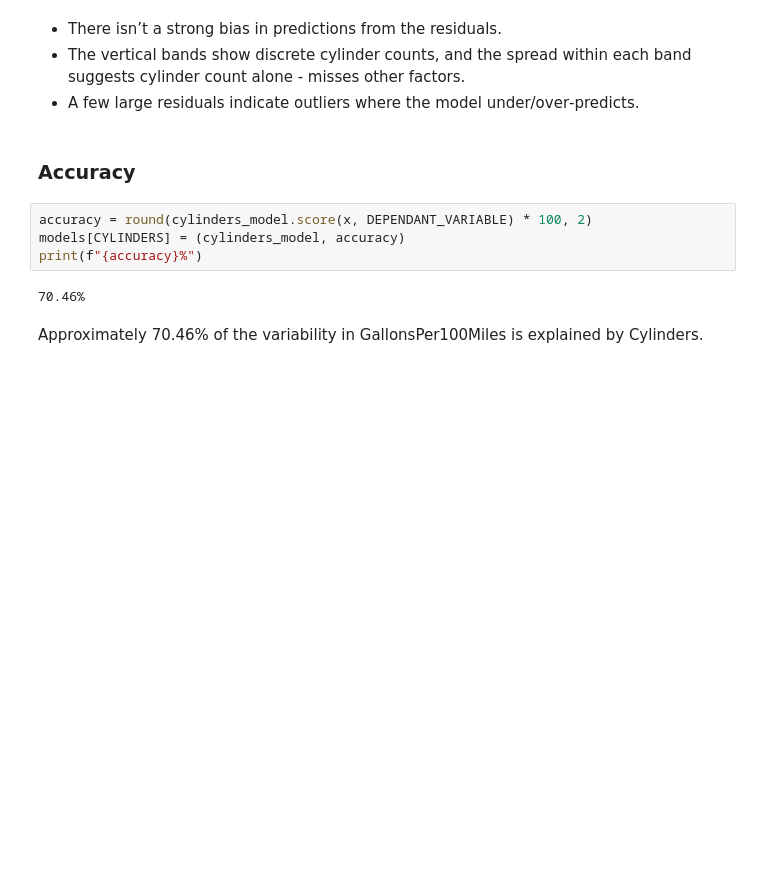
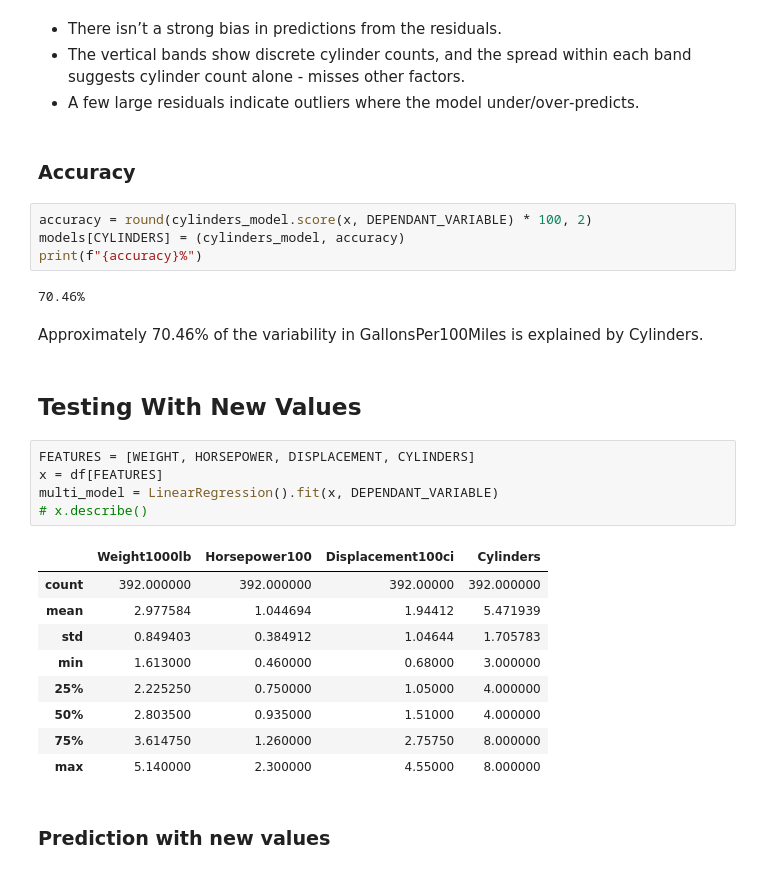
Before and after one commit to artjom2281337/predictive-1, a Jupyter notebook: 02_EDA_Linear_Regression_Notebook.ipynb, the cells around one changed output. Saved outputs shown, nothing was run; the diff lists cells and outputs as text; blank space fills up the shorter version.

```diff
--- a/02_EDA_Linear_Regression_Notebook.ipynb
+++ b/02_EDA_Linear_Regression_Notebook.ipynb
@@ -452,3 +460,22 @@ print(f"{accuracy}%")
 70.46%
 # %% [markdown]
 Approximately 70.46% of the variability in GallonsPer100Miles is explained by Cylinders.
+# %% [markdown]
+## Testing With New Values
+# %%
+FEATURES = [WEIGHT, HORSEPOWER, DISPLACEMENT, CYLINDERS]
+x = df[FEATURES]
+multi_model = LinearRegression().fit(x, DEPENDANT_VARIABLE)
+# x.describe()
+# %% [output]
+|  | Weight1000lb | Horsepower100 | Displacement100ci | Cylinders |
+| count | 392.000000 | 392.000000 | 392.00000 | 392.000000 |
+| mean | 2.977584 | 1.044694 | 1.94412 | 5.471939 |
+| std | 0.849403 | 0.384912 | 1.04644 | 1.705783 |
+| min | 1.613000 | 0.460000 | 0.68000 | 3.000000 |
+| 25% | 2.225250 | 0.750000 | 1.05000 | 4.000000 |
+| 50% | 2.803500 | 0.935000 | 1.51000 | 4.000000 |
+| 75% | 3.614750 | 1.260000 | 2.75750 | 8.000000 |
+| max | 5.140000 | 2.300000 | 4.55000 | 8.000000 |
+# %% [markdown]
+### Prediction with new values
```
Also changed, not shown: parts of 10 cells of this notebook.
